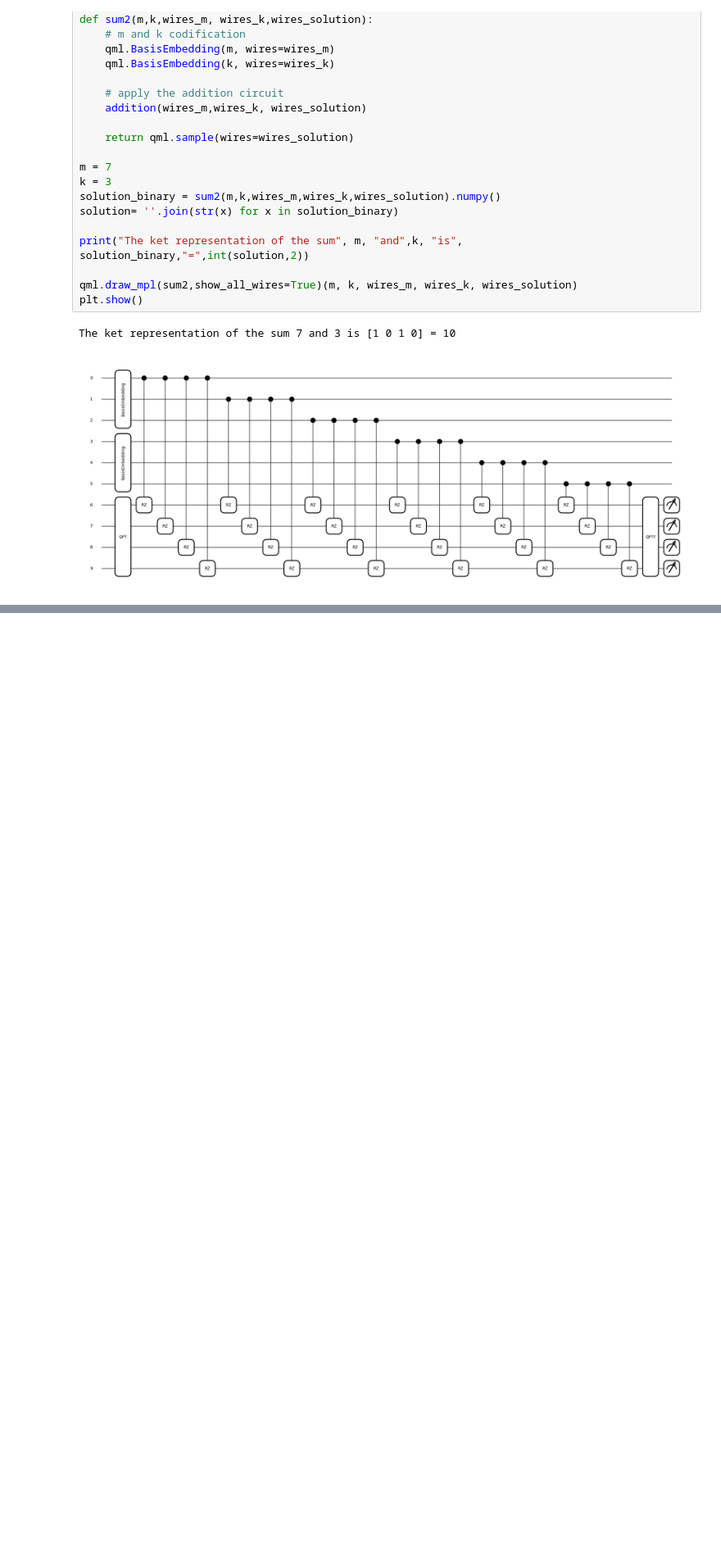
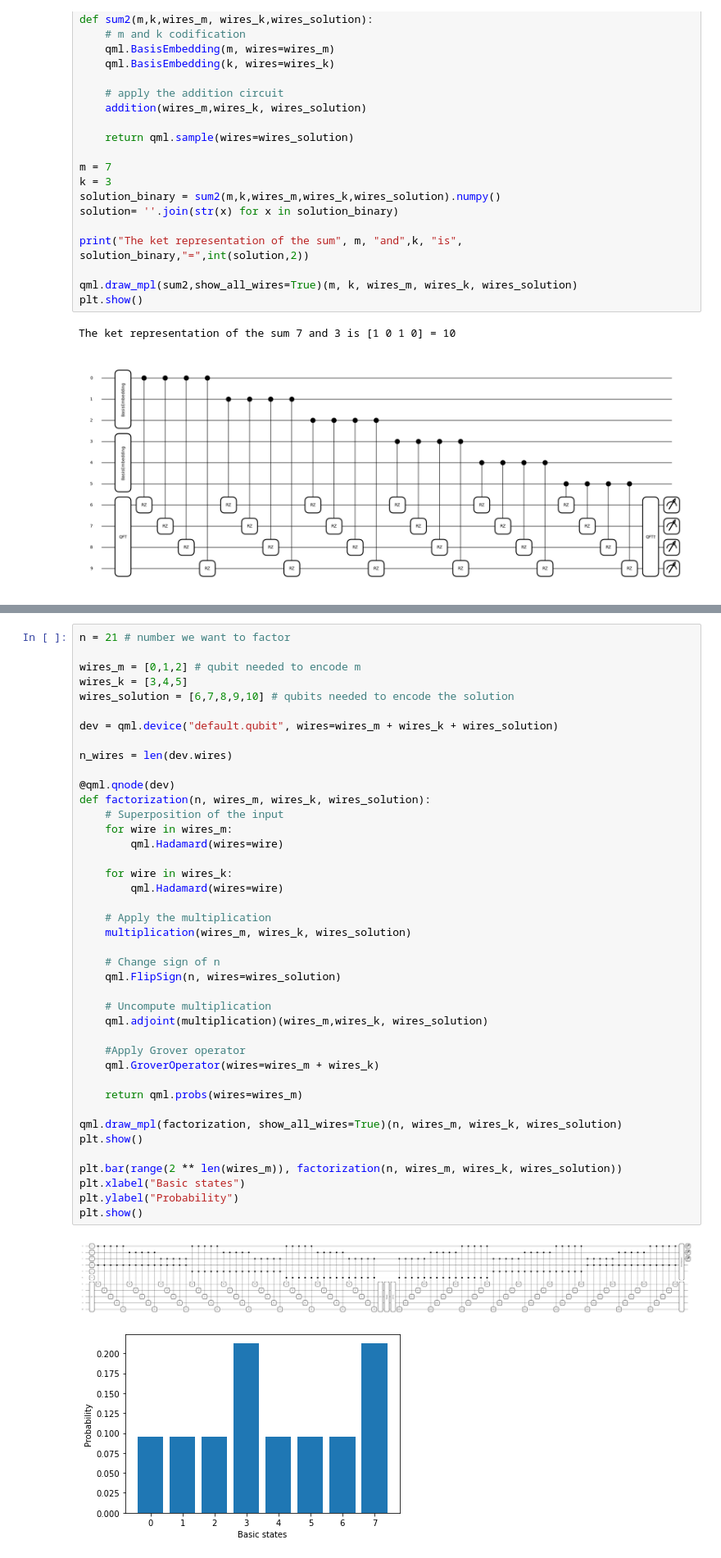
Before and after one commit to Martyna94/PennyLane, a Jupyter notebook: Demos/Basic arithmetic with the quantum Fourier transform (QFT).ipynb, the cells around one changed output, grey strips where cells are left out. Shown: that part at 82% size. Cells and saved outputs as stored; diff of their text form; blank space fills up the shorter version.

```diff
--- a/Demos/Basic arithmetic with the quantum Fourier transform (QFT).ipynb
+++ b/Demos/Basic arithmetic with the quantum Fourier transform (QFT).ipynb
@@ -168,0 +244,44 @@ The ket representation of the sum 7 and 3 is [1 0 1 0] = 10
+# %%
+n = 21 # number we want to factor
+
+wires_m = [0,1,2] # qubit needed to encode m
+wires_k = [3,4,5]
+wires_solution = [6,7,8,9,10] # qubits needed to encode the solution
+
+dev = qml.device("default.qubit", wires=wires_m + wires_k + wires_solution)
+
+n_wires = len(dev.wires)
+
+@qml.qnode(dev)
+def factorization(n, wires_m, wires_k, wires_solution):
+    # Superposition of the input
+    for wire in wires_m:
+        qml.Hadamard(wires=wire)
+
+    for wire in wires_k:
+        qml.Hadamard(wires=wire)
+
+    # Apply the multiplication
+    multiplication(wires_m, wires_k, wires_solution)
+
+    # Change sign of n
+    qml.FlipSign(n, wires=wires_solution)
+
+    # Uncompute multiplication
+    qml.adjoint(multiplication)(wires_m,wires_k, wires_solution)
+
+    #Apply Grover operator
+    qml.GroverOperator(wires=wires_m + wires_k)
+
+    return qml.probs(wires=wires_m)
+
+qml.draw_mpl(factorization, show_all_wires=True)(n, wires_m, wires_k, wires_solution)
+plt.show()
+
+plt.bar(range(2 ** len(wires_m)), factorization(n, wires_m, wires_k, wires_solution))
+plt.xlabel("Basic states")
+plt.ylabel("Probability")
+plt.show()
+# %% [output]
+[figure, added]
+[figure, added]
```
Also changed, not shown: parts of 7 cells of this notebook, 2 other files.
